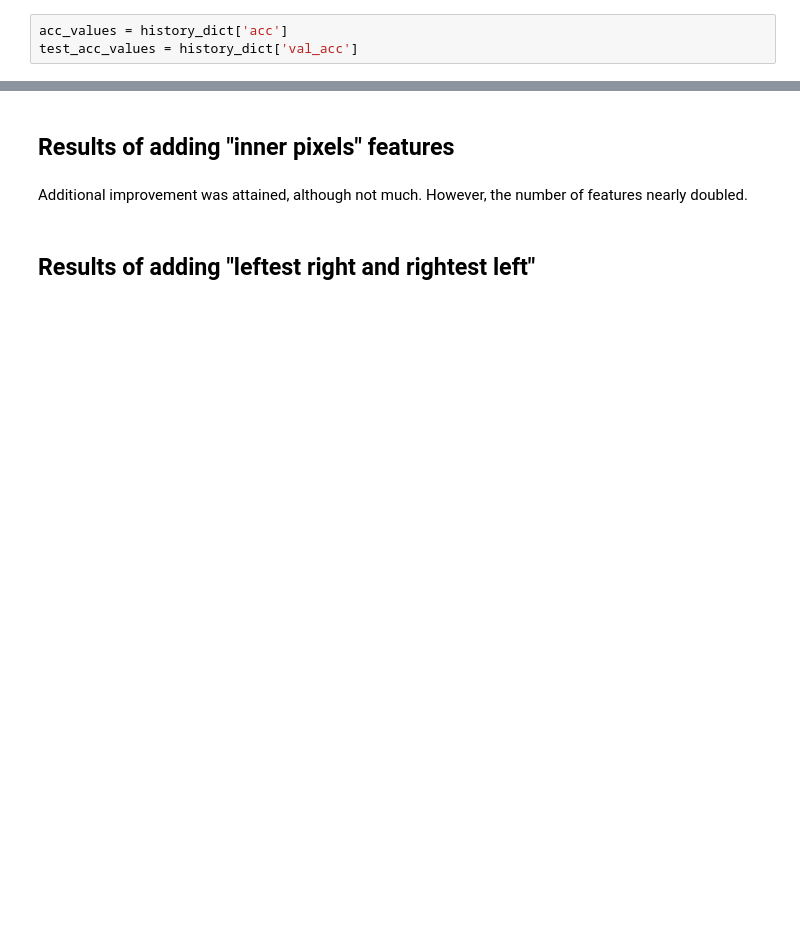
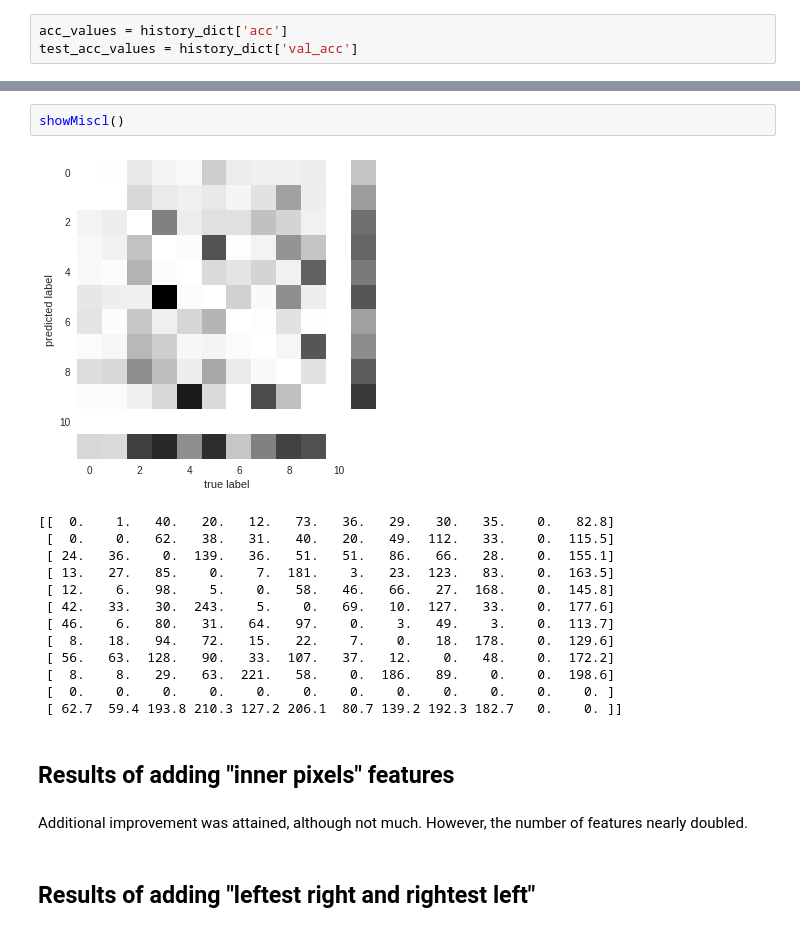
Before and after one commit to algo74/MLCourse, a Jupyter notebook: HW1/hw1_problem5.ipynb, the cells around one changed output, grey strips where cells are left out. Drawn from its saved outputs; the diff is of its cells as text; blank space fills up the shorter version.

```diff
--- a/HW1/hw1_problem5.ipynb
+++ b/HW1/hw1_problem5.ipynb
@@ -544,3 +563,19 @@ plt.show()
+# %%
+showMiscl()
+# %% [output]
+[figure, added]
+[[  0.    1.   40.   20.   12.   73.   36.   29.   30.   35.    0.   82.8]
+ [  0.    0.   62.   38.   31.   40.   20.   49.  112.   33.    0.  115.5]
+ [ 24.   36.    0.  139.   36.   51.   51.   86.   66.   28.    0.  155.1]
+ [ 13.   27.   85.    0.    7.  181.    3.   23.  123.   83.    0.  163.5]
+ [ 12.    6.   98.    5.    0.   58.   46.   66.   27.  168.    0.  145.8]
+ [ 42.   33.   30.  243.    5.    0.   69.   10.  127.   33.    0.  177.6]
+ [ 46.    6.   80.   31.   64.   97.    0.    3.   49.    3.    0.  113.7]
+ [  8.   18.   94.   72.   15.   22.    7.    0.   18.  178.    0.  129.6]
+ [ 56.   63.  128.   90.   33.  107.   37.   12.    0.   48.    0.  172.2]
+ [  8.    8.   29.   63.  221.   58.    0.  186.   89.    0.    0.  198.6]
+ [  0.    0.    0.    0.    0.    0.    0.    0.    0.    0.    0.    0. ]
+ [ 62.7  59.4 193.8 210.3 127.2 206.1  80.7 139.2 192.3 182.7   0.    0. ]]
 # %% [markdown]
 ## Results of adding "inner pixels" features
 # %% [markdown]
```
Also changed, not shown: parts of 13 cells of this notebook.
